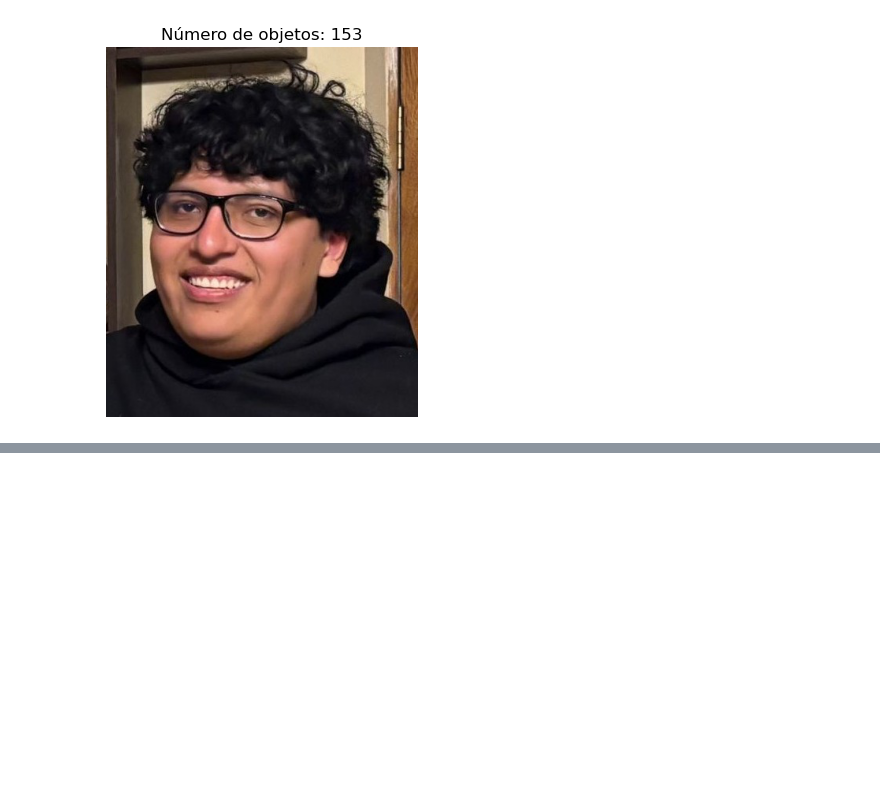
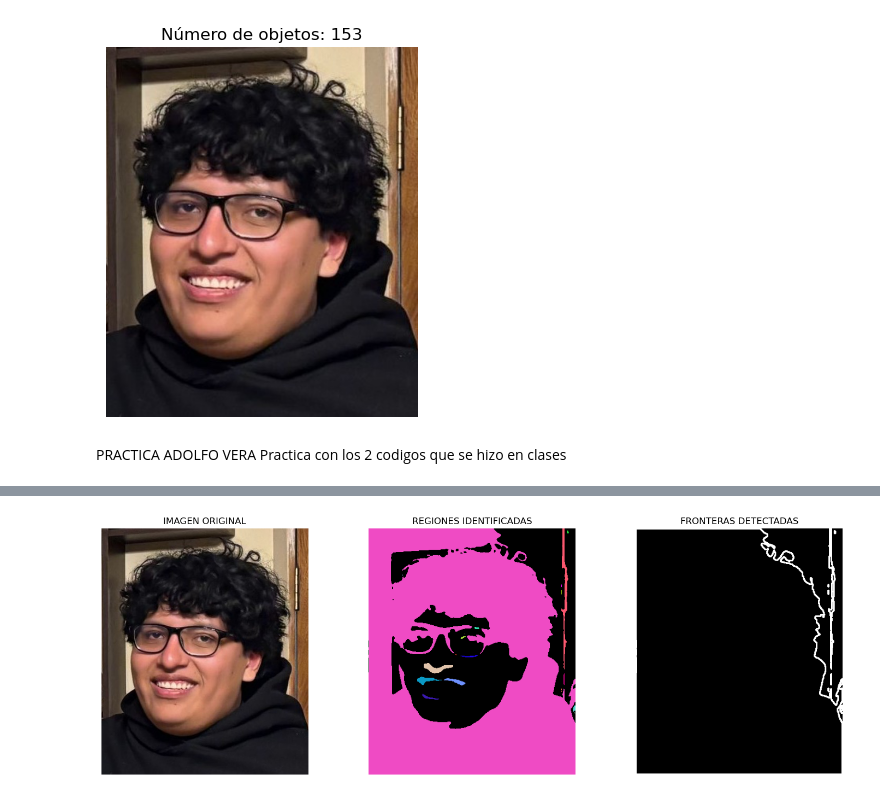
Before and after one commit to Fitooohhh/PDI2026, a Jupyter notebook: conectividad_regiones_fronteras_conteo.ipynb, the cells around one changed output, grey strips where cells are left out. Drawn from its saved outputs; the diff is of its cells as text; code cells hidden in the pictures; blank space fills up the shorter version.

Commit message:
Practica termniada

```diff
--- a/conectividad_regiones_fronteras_conteo.ipynb
+++ b/conectividad_regiones_fronteras_conteo.ipynb
@@ -74,3 +74,80 @@ plt.axis('off')
 plt.show()
 # %% [output]
 [figure]
+# %% [markdown]
+PRACTICA ADOLFO VERA
+Practica con los 2 codigos que se hizo en clases
+# %%
+import cv2
+import numpy as np
+import matplotlib.pyplot as plt
+
+def analizar_regiones(imagen):
+    gris = cv2.cvtColor(imagen, cv2.COLOR_BGR2GRAY)
+
+    # Suavizado y umbralización
+    suave = cv2.GaussianBlur(gris, (7,7), 0)
+    _, binaria = cv2.threshold(suave, 0, 255, cv2.THRESH_BINARY_INV + cv2.THRESH_OTSU)
+
+    # Etiquetar regiones conectadas
+    num_etiquetas, etiquetas = cv2.connectedComponents(binaria)
+    num_regiones = num_etiquetas - 1  # Fondo
+
+    return etiquetas, num_regiones, binaria, gris
+
+def visualizar_resultados(imagen_original, etiquetas, num_regiones, binaria, gris):
+    # Colores aleatorios para cada región
+    colores = np.random.randint(0, 255, size=(num_regiones + 1, 3), dtype=np.uint8)
+    colores[0] = [0, 0, 0]  # Fondo negro
+
+    # Colorear cada región
+    imagen_coloreada = np.zeros_like(imagen_original)
+    for i in range(1, num_regiones + 1):
+        mascara = (etiquetas == i)
+        imagen_coloreada[mascara] = colores[i]
+
+    # Encontrar contornos
+    contornos, _ = cv2.findContours(binaria, cv2.RETR_EXTERNAL, cv2.CHAIN_APPROX_SIMPLE)
+    imagen_contornos = cv2.drawContours(np.zeros_like(gris), contornos, -1, 255, 2)
+
+    # Contar elementos por región
+    total_pixeles = 0
+    print(f'TOTAL REGIONES: {num_regiones}\n')
+
+    for region_id in range(1, num_regiones + 1):
+        color_region = colores[region_id]
+        cantidad_pixeles = np.sum(etiquetas == region_id)
+        total_pixeles += cantidad_pixeles
+
+        print(f'REGION {region_id:02d}: COLOR RGB({color_region[0]:03d}, {color_region[1]:03d}, {color_region[2]:03d}) - PIXELES: {cantidad_pixeles:6d}')
+
+    print(f'\nTOTAL PIXELES EN TODAS LAS REGIONES: {total_pixeles}\n')
+
+    return imagen_coloreada, imagen_contornos
+
+# Cargar y procesar imagen
+imagen = cv2.imread('PDI2026/Clase1/chanki.jpg')
+etiquetas, num_regiones, binaria, gris = analizar_regiones(imagen)
+imagen_coloreada, imagen_contornos = visualizar_resultados(imagen, etiquetas, num_regiones, binaria, gris)
+
+# Resultados
+plt.figure(figsize=(15,5))
+
+plt.subplot(131)
+plt.title("IMAGEN ORIGINAL")
+plt.imshow(cv2.cvtColor(imagen, cv2.COLOR_BGR2RGB))
+plt.axis('off')
+
+plt.subplot(132)
+plt.title("REGIONES IDENTIFICADAS")
+plt.imshow(cv2.cvtColor(imagen_coloreada, cv2.COLOR_BGR2RGB))
+plt.axis('off')
+
+plt.subplot(133)
+plt.title("FRONTERAS DETECTADAS")
+plt.imshow(imagen_contornos, cmap='gray')
+plt.axis('off')
+
+plt.tight_layout()
+plt.show()
+# %% [output]
@@ -76,0 +171 @@ plt.show()
+[figure, added]
```
Also changed, not shown: parts of 3 cells of this notebook.
